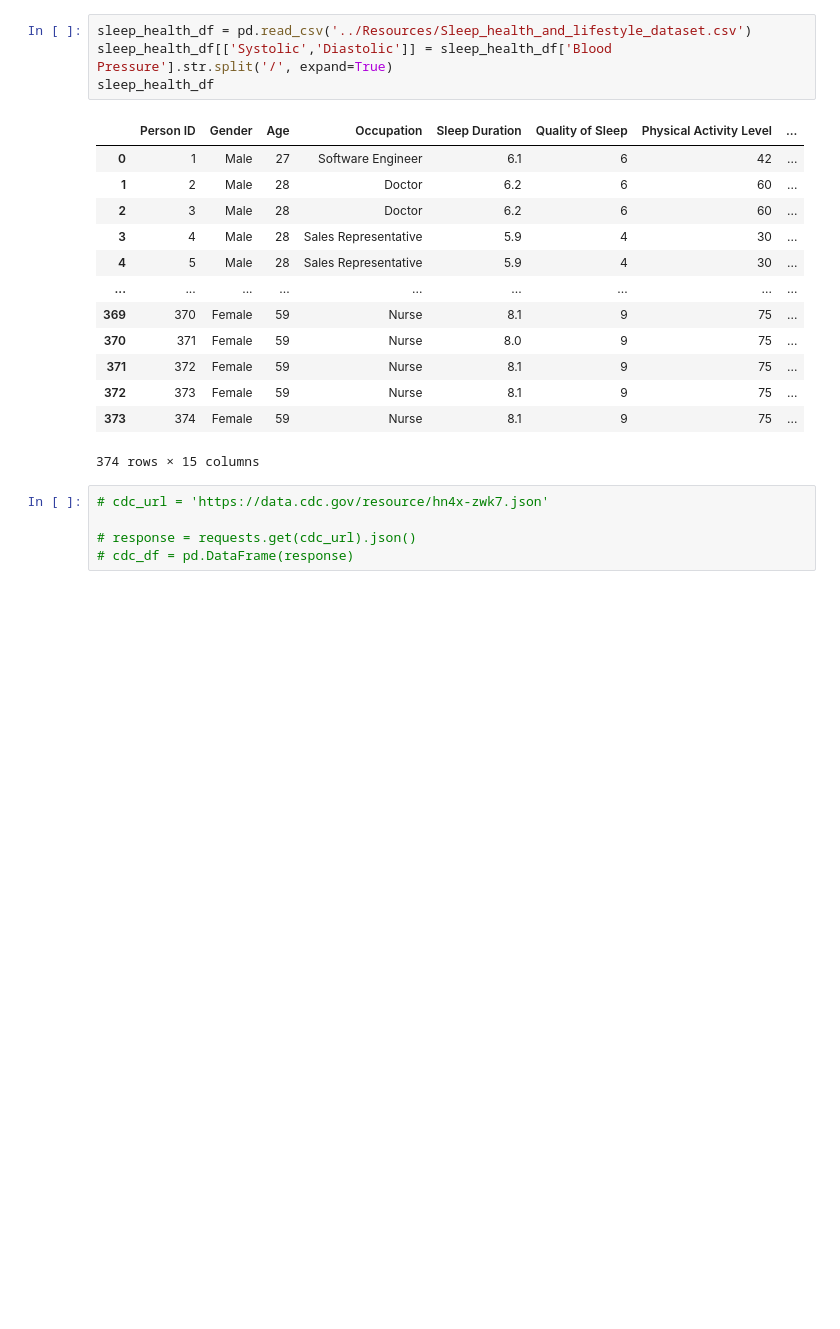
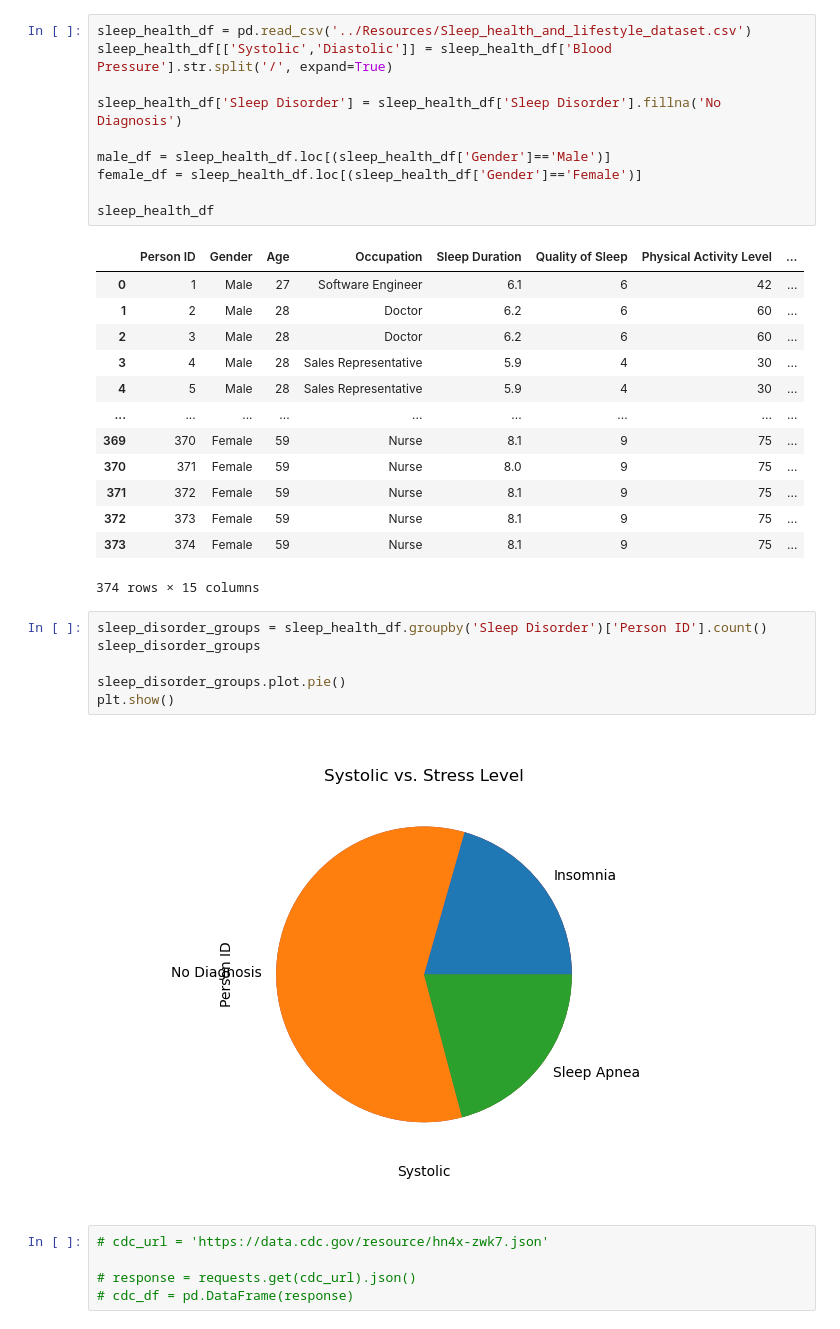
Before and after one commit to rfe123/umn_data_project_001, a Jupyter notebook: src/sample_data.ipynb, the cells around one changed output. Saved outputs shown, nothing was run; the diff lists cells and outputs as text; blank space fills up the shorter version.

Commit message:
adding Pie chart for Sleep Disorders

```diff
--- a/src/sample_data.ipynb
+++ b/src/sample_data.ipynb
@@ -10,6 +10,12 @@ from pprint import pprint
 # %%
 sleep_health_df = pd.read_csv('../Resources/Sleep_health_and_lifestyle_dataset.csv')
 sleep_health_df[['Systolic','Diastolic']] = sleep_health_df['Blood Pressure'].str.split('/', expand=True)
+
+sleep_health_df['Sleep Disorder'] = sleep_health_df['Sleep Disorder'].fillna('No Diagnosis')
+
+male_df = sleep_health_df.loc[(sleep_health_df['Gender']=='Male')]
+female_df = sleep_health_df.loc[(sleep_health_df['Gender']=='Female')]
+
 sleep_health_df
 # %% [output]
 |  | Person ID | Gender | Age | Occupation | Sleep Duration | Quality of Sleep | Physical Activity Level | ... |
@@ -25,6 +31,14 @@ sleep_health_df
 | 372 | 373 | Female | 59 | Nurse | 8.1 | 9 | 75 | ... |
 | 373 | 374 | Female | 59 | Nurse | 8.1 | 9 | 75 | ... |
 374 rows × 15 columns
+# %%
+sleep_disorder_groups = sleep_health_df.groupby('Sleep Disorder')['Person ID'].count()
+sleep_disorder_groups
+
+sleep_disorder_groups.plot.pie()
+plt.show()
+# %% [output]
+[figure, added]
 # %%
 # cdc_url = 'https://data.cdc.gov/resource/hn4x-zwk7.json'
 
```
Also changed, not shown: parts of 1 cell of this notebook.
